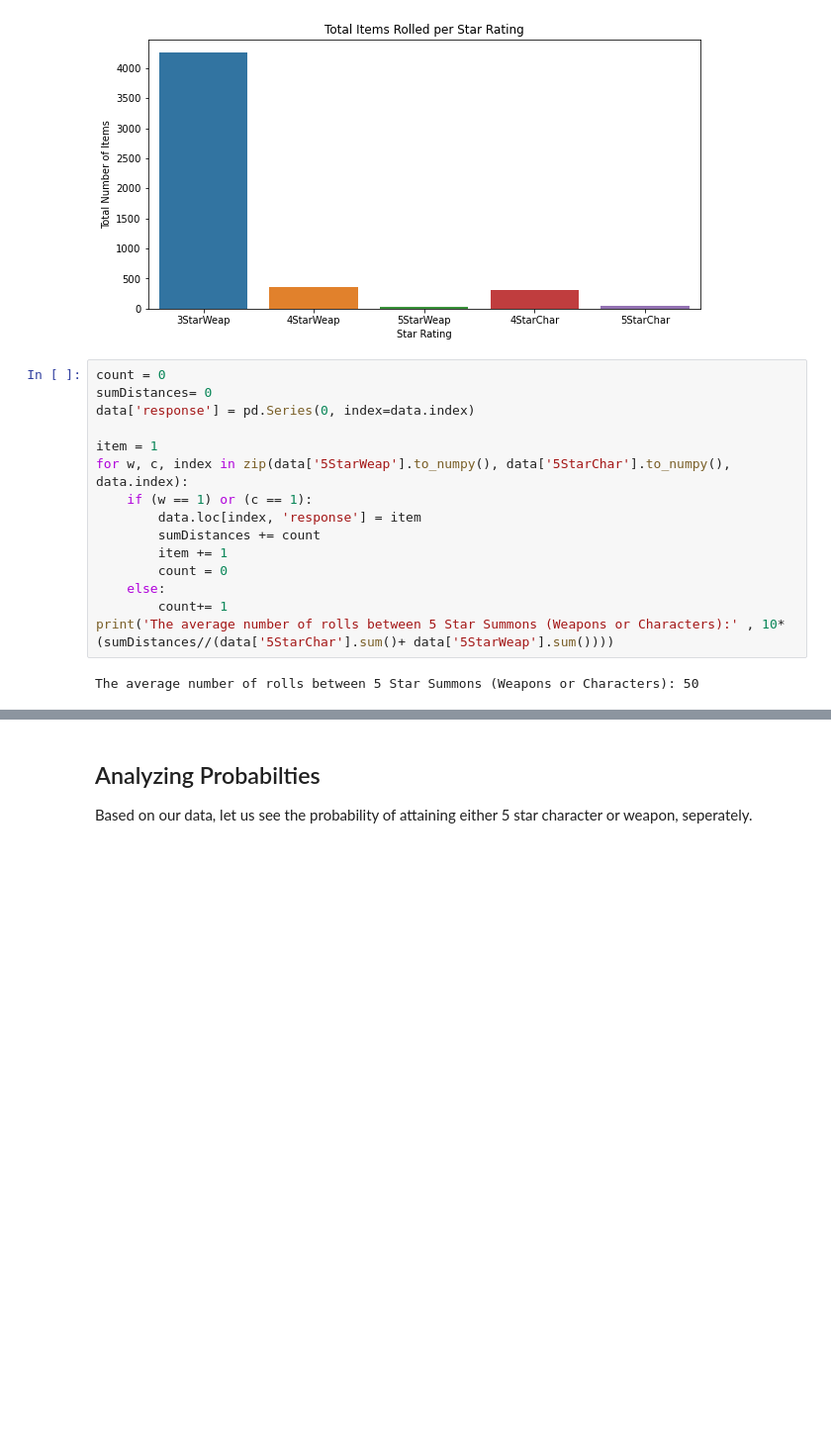
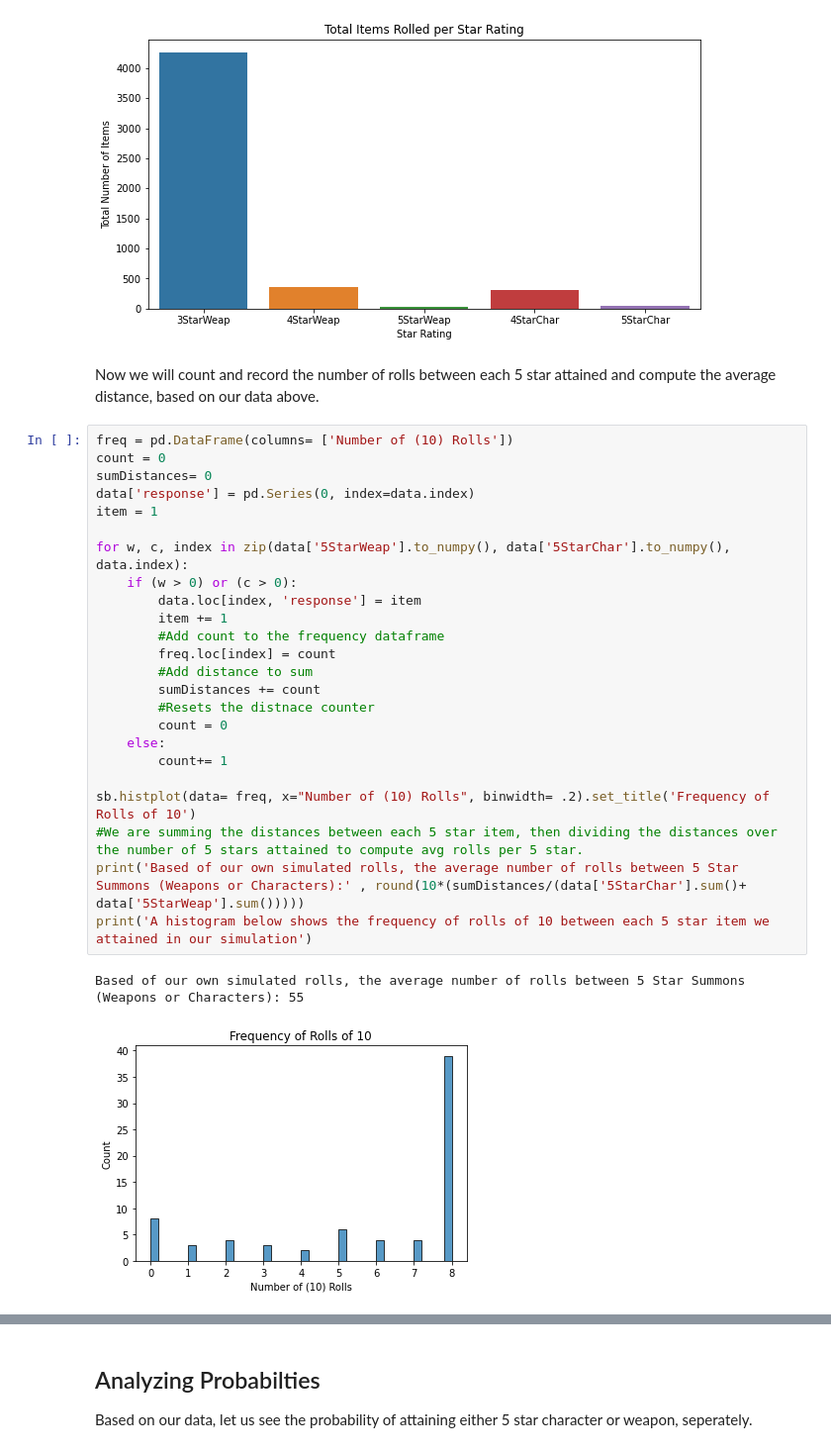
Before and after one commit to KevinW1008/KevinW1008.github.io, a Jupyter notebook: genshinimpact.ipynb, the cells around one changed output, grey strips where cells are left out. Shown at 99% size. Cells and saved outputs as stored; diff of their text form; blank space fills up the shorter version.

```diff
--- a/genshinimpact.ipynb
+++ b/genshinimpact.ipynb
@@ -66,22 +66,34 @@ plt.ylabel('Total Number of Items')
 plt.show()
 # %% [output]
 [figure]
+# %% [markdown]
+Now we will count and record the number of rolls between each 5 star attained and compute the average distance, based on our data above.
 # %%
+freq = pd.DataFrame(columns= ['Number of (10) Rolls'])
 count = 0
 sumDistances= 0
 data['response'] = pd.Series(0, index=data.index)
+item = 1
 
-item = 1
 for w, c, index in zip(data['5StarWeap'].to_numpy(), data['5StarChar'].to_numpy(), data.index):
-    if (w == 1) or (c == 1):
+    if (w > 0) or (c > 0):
         data.loc[index, 'response'] = item
+        item += 1
+        #Add count to the frequency dataframe
+        freq.loc[index] = count
+        #Add distance to sum
         sumDistances += count
-        item += 1
+        #Resets the distnace counter
         count = 0
     else:
         count+= 1
-print('The average number of rolls between 5 Star Summons (Weapons or Characters):' , 10*(sumDistances//(data['5StarChar'].sum()+ data['5StarWeap'].sum())))
+
+sb.histplot(data= freq, x="Number of (10) Rolls", binwidth= .2).set_title('Frequency of Rolls of 10')
+#We are summing the distances between each 5 star item, then dividing the distances over the number of 5 stars attained to compute avg rolls per 5 star.
+print('Based of our own simulated rolls, the average number of rolls between 5 Star Summons (Weapons or Characters):' , round(10*(sumDistances/(data['5StarChar'].sum()+ data['5StarWeap'].sum()))))
+print('A histogram below shows the frequency of rolls of 10 between each 5 star item we attained in our simulation')
 # %% [output]
-The average number of rolls between 5 Star Summons (Weapons or Characters): 50
+Based of our own simulated rolls, the average number of rolls between 5 Star Summons (Weapons or Characters): 55
+[figure, added]
 # %% [markdown]
 ## Fitting a Linear Model
```
Also changed, not shown: parts of 12 cells of this notebook.
